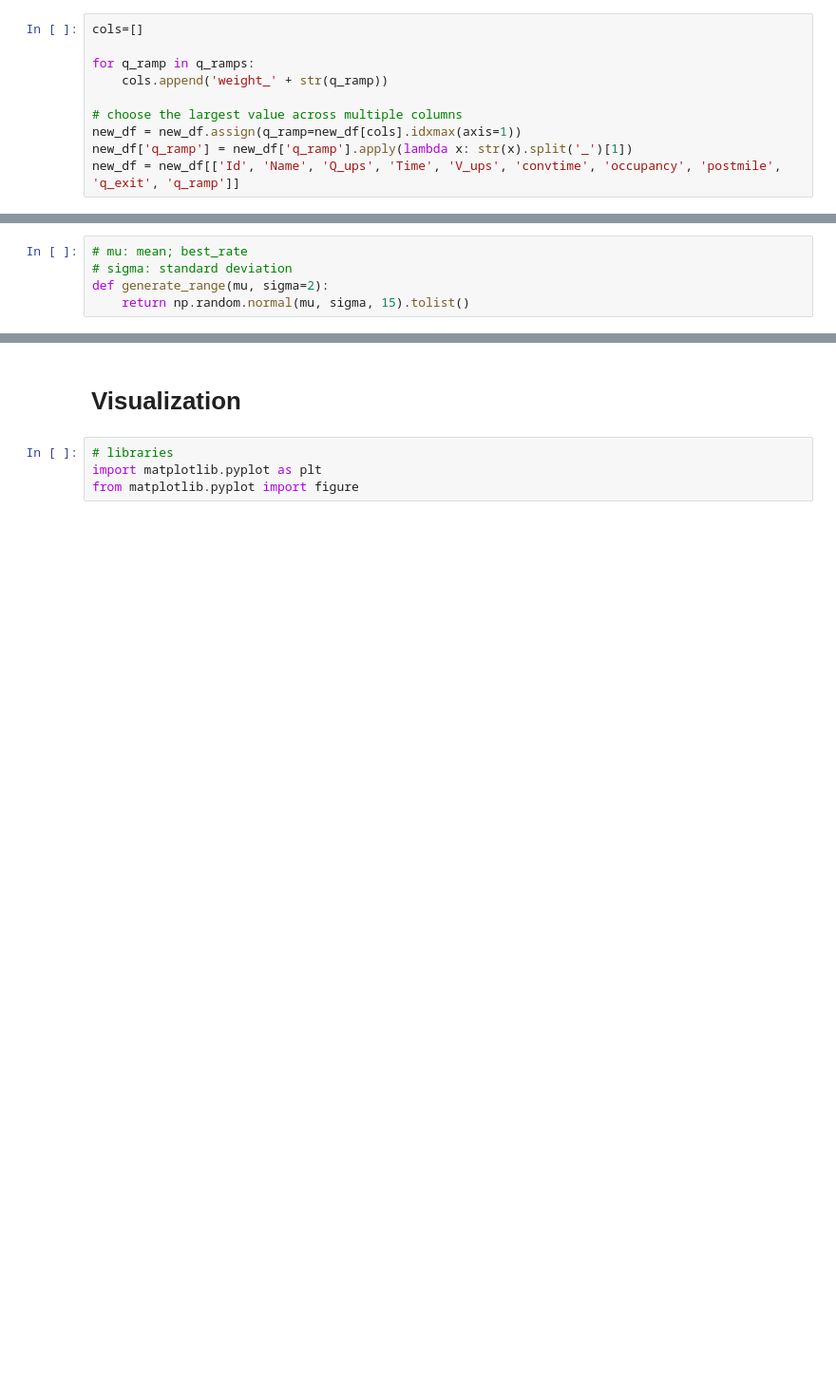
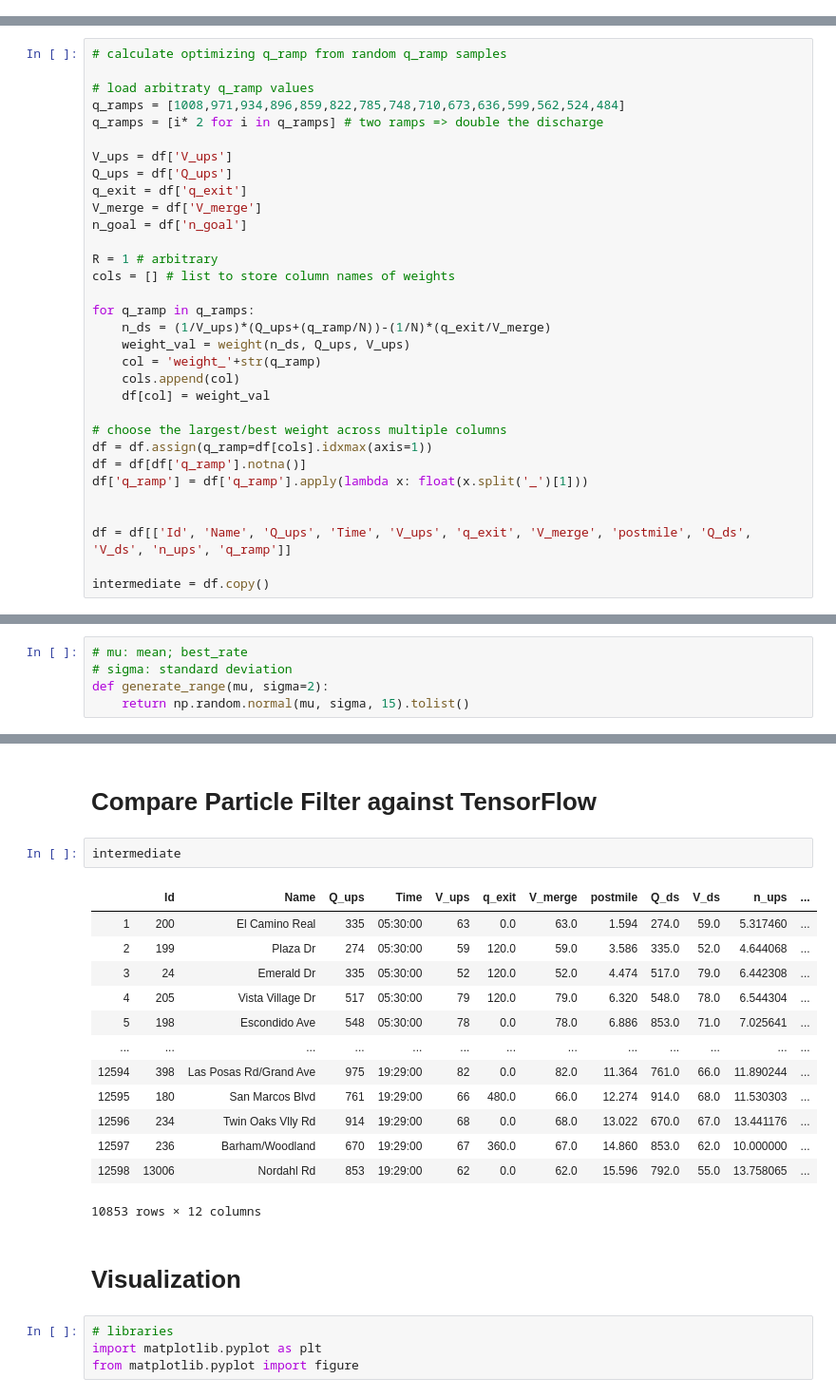
Before and after one commit to amuamushu/ai_transportation, a Jupyter notebook: paper_calc.ipynb, the cells around one changed output, grey strips where cells are left out. Shown at 95% size. Drawn from its saved outputs; the diff is of its cells as text; blank space fills up the shorter version.

```diff
--- a/paper_calc.ipynb
+++ b/paper_calc.ipynb
@@ -147,10 +307,0 @@ for q_ramp in q_ramps:
-# %%
-cols=[]
-
-for q_ramp in q_ramps:
-    cols.append('weight_' + str(q_ramp))
-
-# choose the largest value across multiple columns
-new_df = new_df.assign(q_ramp=new_df[cols].idxmax(axis=1))
-new_df['q_ramp'] = new_df['q_ramp'].apply(lambda x: str(x).split('_')[1])
-new_df = new_df[['Id', 'Name', 'Q_ups', 'Time', 'V_ups', 'convtime', 'occupancy', 'postmile', 'q_exit', 'q_ramp']]
@@ -158,0 +308,32 @@ new_df = new_df[['Id', 'Name', 'Q_ups', 'Time', 'V_ups', 'convtime', 'occupancy'
+# %%
+# calculate optimizing q_ramp from random q_ramp samples
+
+# load arbitraty q_ramp values
+q_ramps = [1008,971,934,896,859,822,785,748,710,673,636,599,562,524,484]
+q_ramps = [i* 2 for i in q_ramps] # two ramps => double the discharge
+
+V_ups = df['V_ups']
+Q_ups = df['Q_ups']
+q_exit = df['q_exit']
+V_merge = df['V_merge']
+n_goal = df['n_goal']
+
+R = 1 # arbitrary
+cols = [] # list to store column names of weights
+
+for q_ramp in q_ramps:
+    n_ds = (1/V_ups)*(Q_ups+(q_ramp/N))-(1/N)*(q_exit/V_merge)
+    weight_val = weight(n_ds, Q_ups, V_ups)
+    col = 'weight_'+str(q_ramp)
+    cols.append(col)
+    df[col] = weight_val
+
+# choose the largest/best weight across multiple columns
+df = df.assign(q_ramp=df[cols].idxmax(axis=1))
+df = df[df['q_ramp'].notna()]
+df['q_ramp'] = df['q_ramp'].apply(lambda x: float(x.split('_')[1]))
+
+
+df = df[['Id', 'Name', 'Q_ups', 'Time', 'V_ups', 'q_exit', 'V_merge', 'postmile', 'Q_ds', 'V_ds', 'n_ups', 'q_ramp']]
+
+intermediate = df.copy()
@@ -232,3 +387,21 @@ See the caveats in the documentation: http://pandas.pydata.org/pandas-docs/stabl
+# %% [markdown]
+# Compare Particle Filter against TensorFlow
+# %%
+intermediate
+# %% [output]
+|  | Id | Name | Q_ups | Time | V_ups | q_exit | V_merge | postmile | Q_ds | V_ds | n_ups | ... |
+| 1 | 200 | El Camino Real | 335 | 05:30:00 | 63 | 0.0 | 63.0 | 1.594 | 274.0 | 59.0 | 5.317460 | ... |
+| 2 | 199 | Plaza Dr | 274 | 05:30:00 | 59 | 120.0 | 59.0 | 3.586 | 335.0 | 52.0 | 4.644068 | ... |
+| 3 | 24 | Emerald Dr | 335 | 05:30:00 | 52 | 120.0 | 52.0 | 4.474 | 517.0 | 79.0 | 6.442308 | ... |
+| 4 | 205 | Vista Village Dr | 517 | 05:30:00 | 79 | 120.0 | 79.0 | 6.320 | 548.0 | 78.0 | 6.544304 | ... |
+| 5 | 198 | Escondido Ave | 548 | 05:30:00 | 78 | 0.0 | 78.0 | 6.886 | 853.0 | 71.0 | 7.025641 | ... |
+| ... | ... | ... | ... | ... | ... | ... | ... | ... | ... | ... | ... | ... |
+| 12594 | 398 | Las Posas Rd/Grand Ave | 975 | 19:29:00 | 82 | 0.0 | 82.0 | 11.364 | 761.0 | 66.0 | 11.890244 | ... |
+| 12595 | 180 | San Marcos Blvd | 761 | 19:29:00 | 66 | 480.0 | 66.0 | 12.274 | 914.0 | 68.0 | 11.530303 | ... |
+| 12596 | 234 | Twin Oaks Vlly Rd | 914 | 19:29:00 | 68 | 0.0 | 68.0 | 13.022 | 670.0 | 67.0 | 13.441176 | ... |
+| 12597 | 236 | Barham/Woodland | 670 | 19:29:00 | 67 | 360.0 | 67.0 | 14.860 | 853.0 | 62.0 | 10.000000 | ... |
+| 12598 | 13006 | Nordahl Rd | 853 | 19:29:00 | 62 | 0.0 | 62.0 | 15.596 | 792.0 | 55.0 | 13.758065 | ... |
+10853 rows × 12 columns
 # %% [markdown]
 # Visualization
 # %%
```
Also changed, not shown: parts of 45 cells of this notebook, 4 other files.
